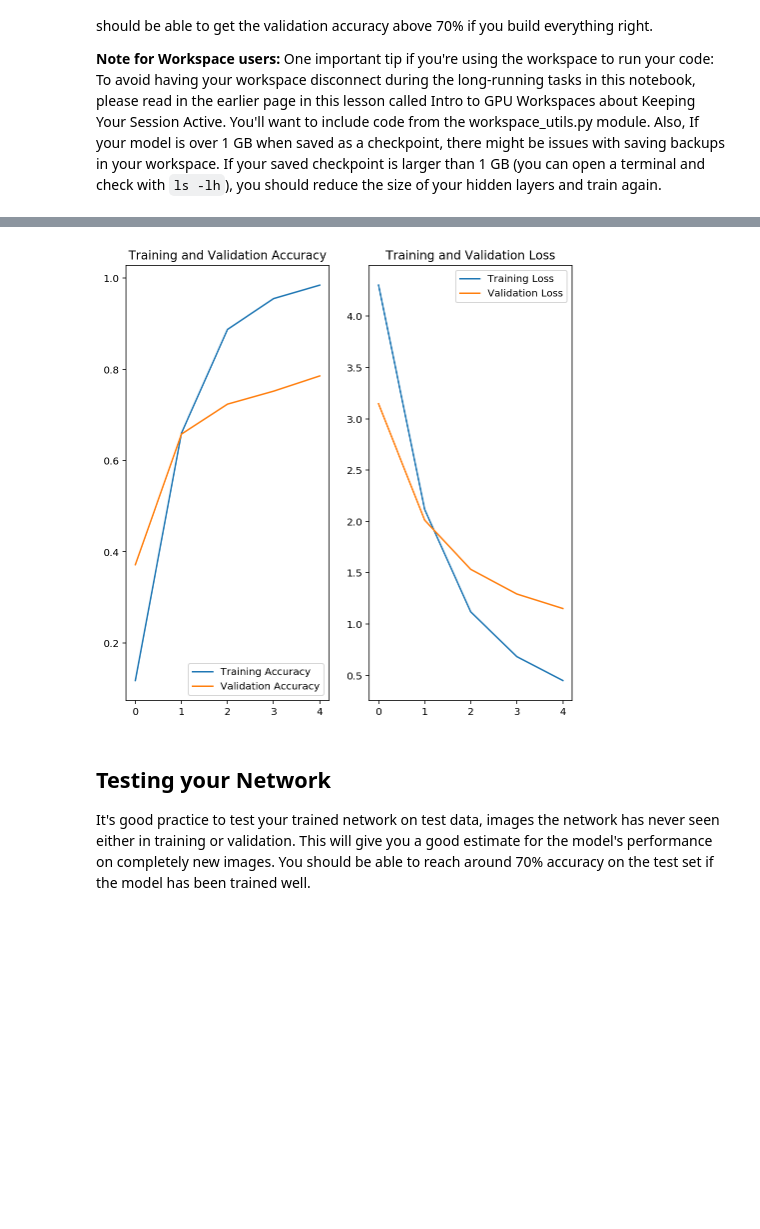
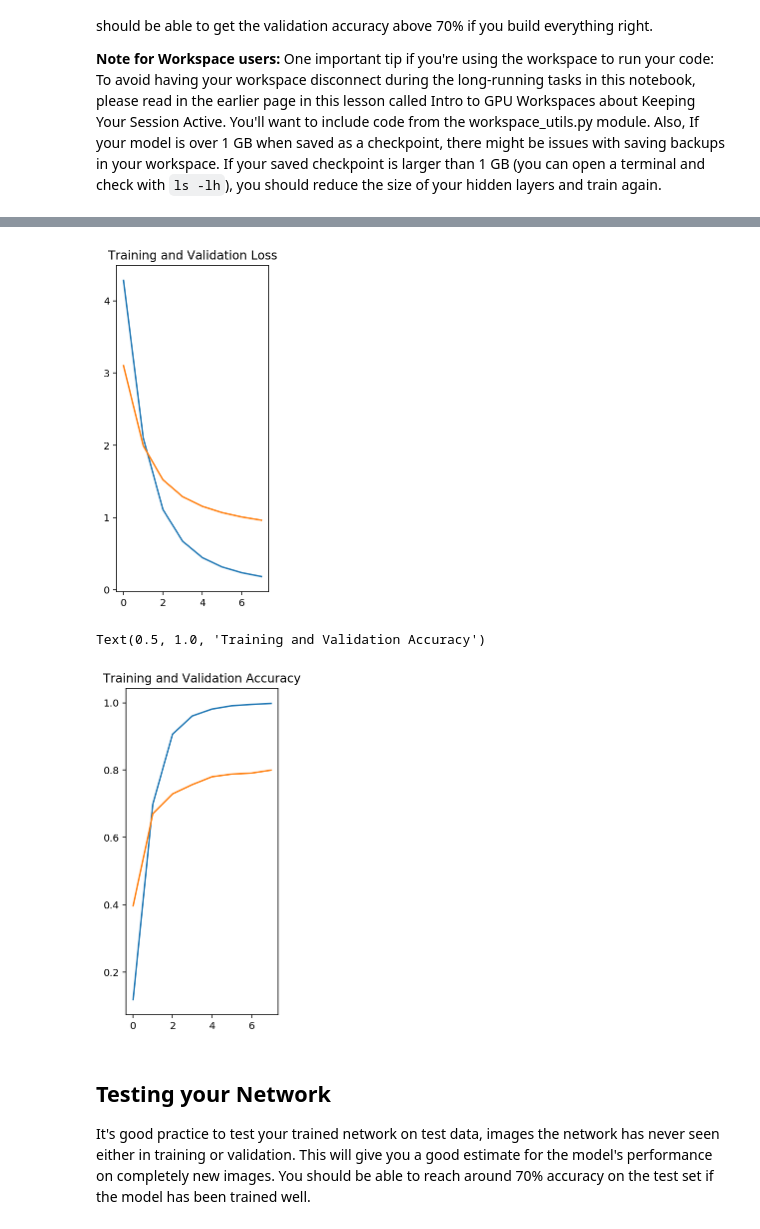
Before and after one commit to GigaMoksh/Image-Classifier---Udacity-Project-2, a Jupyter notebook: Project_Image_Classifier_Project.ipynb, the cells around one changed output, grey strips where cells are left out. Cells and saved outputs as stored; diff of their text form; code cells hidden in the pictures; blank space fills up the shorter version.

Commit message:
update model

```diff
--- a/Project_Image_Classifier_Project.ipynb
+++ b/Project_Image_Classifier_Project.ipynb
@@ -203,27 +202,19 @@ When training make sure you're updating only the weights of the feed-forward net
 **Note for Workspace users:** One important tip if you're using the workspace to run your code: To avoid having your workspace disconnect during the long-running tasks in this notebook, please read in the earlier page in this lesson called Intro to GPU Workspaces about Keeping Your Session Active. You'll want to include code from the workspace_utils.py module. Also, If your model is over 1 GB when saved as a checkpoint, there might be issues with saving backups in your workspace. If your saved checkpoint is larger than 1 GB (you can open a terminal and check with `ls -lh`), you should reduce the size of your hidden layers and train again.
 # %%
 # TODO: Build and train your network.
-URL = "https://tfhub.dev/google/tf2-preview/mobilenet_v2/feature_vector/4"
-
-feature_extractor = hub.KerasLayer(URL, input_shape=(image_size, image_size,3))
-feature_extractor.trainable = False
-
-
+# feature_extractor.trainable = False
 model = tf.keras.Sequential([
-        feature_extractor,
+        hub.KerasLayer("https://tfhub.dev/google/tf2-preview/mobilenet_v2/feature_vector/4", input_shape=(image_size, image_size,3)),
         tf.keras.layers.Dense(num_classes, activation = 'softmax')
 ])
 
 model.summary()
-print('Is there a GPU Available:', tf.test.is_gpu_available())
 
 model.compile(optimizer='adam',
               loss='sparse_categorical_crossentropy',
               metrics=['accuracy'])
 
-EPOCHS = 5
-
-history = model.fit(training_batches,
-                    epochs=EPOCHS,
-                    validation_data=validation_batches)
+new = model.fit(train_batches,
+                    epochs=8,
+                    validation_data=val_batches)
 # %% [output]
@@ -295,29 +273,27 @@ Epoch 5/5
 # %%
 # TODO: Plot the loss and accuracy values achieved during training for the training and validation set.
+rang = range(8)
+train_accuracy = new.history['accuracy']
+train_loss = new.history['loss']
+val_loss = new.history['val_loss']
+val_accuracy = new.history['val_accuracy']
 
-training_accuracy = history.history['accuracy']
-validation_accuracy = history.history['val_accuracy']
-
-training_loss = history.history['loss']
-validation_loss = history.history['val_loss']
-
-epochs_range=range(EPOCHS)
-
-plt.figure(figsize=(8, 8))
+plt.figure(figsize=(6, 6))
 plt.subplot(1, 2, 1)
-plt.plot(epochs_range, training_accuracy, label='Training Accuracy')
-plt.plot(epochs_range, validation_accuracy, label='Validation Accuracy')
-plt.legend(loc='lower right')
-plt.title('Training and Validation Accuracy')
-
-plt.subplot(1, 2, 2)
-plt.plot(epochs_range, training_loss, label='Training Loss')
-plt.plot(epochs_range, validation_loss, label='Validation Loss')
-plt.legend(loc='upper right')
+plt.plot(rang, train_loss, label='Training Loss')
+plt.plot(rang, val_loss, label='Validation Loss')
 plt.title('Training and Validation Loss')
 plt.show()
+
+plt.figure(figsize=(6, 6))
+plt.subplot(1, 2, 1)
+plt.plot(rang, train_accuracy, label='Training Accuracy')
+plt.plot(rang, val_accuracy, label='Validation Accuracy')
+plt.title('Training and Validation Accuracy')
 # %% [output]
-[figure, old version]
+[figure, new version]
+Text(0.5, 1.0, 'Training and Validation Accuracy')
+[figure, added]
 # %% [markdown]
 ## Testing your Network
 
```
Also changed, not shown: parts of 16 cells of this notebook, 4 other files.
